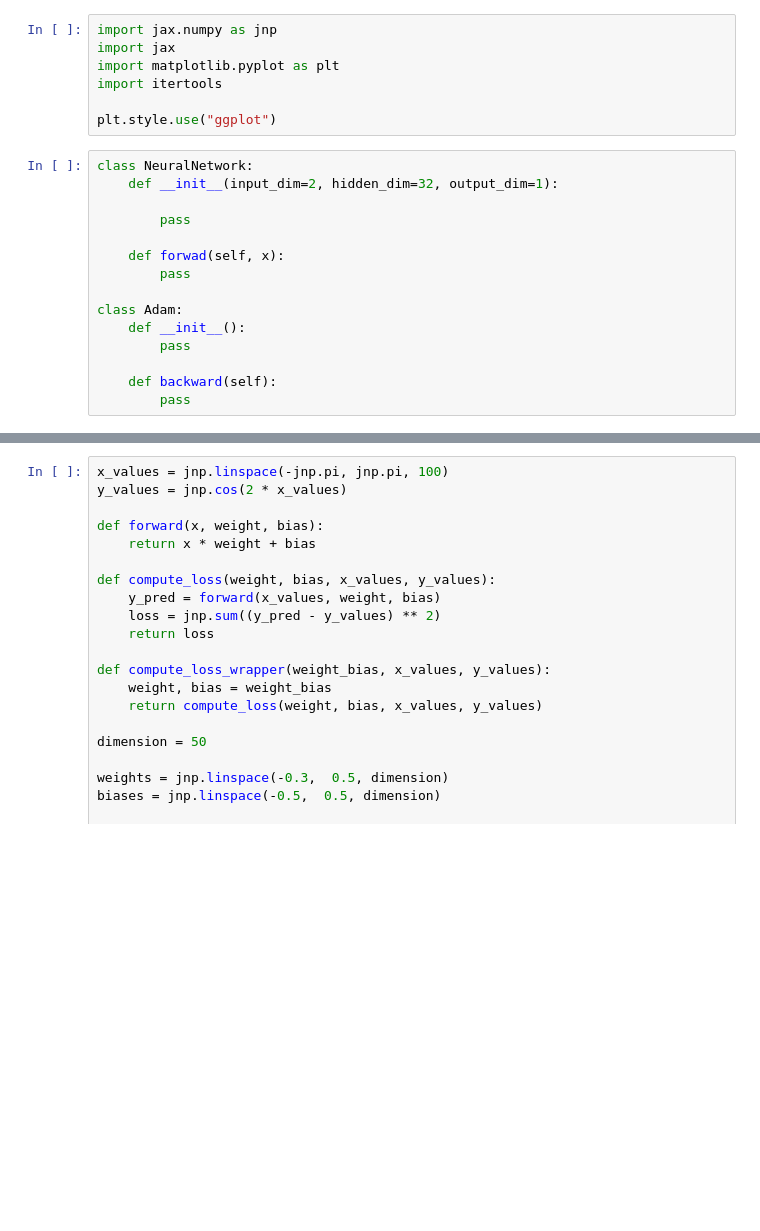
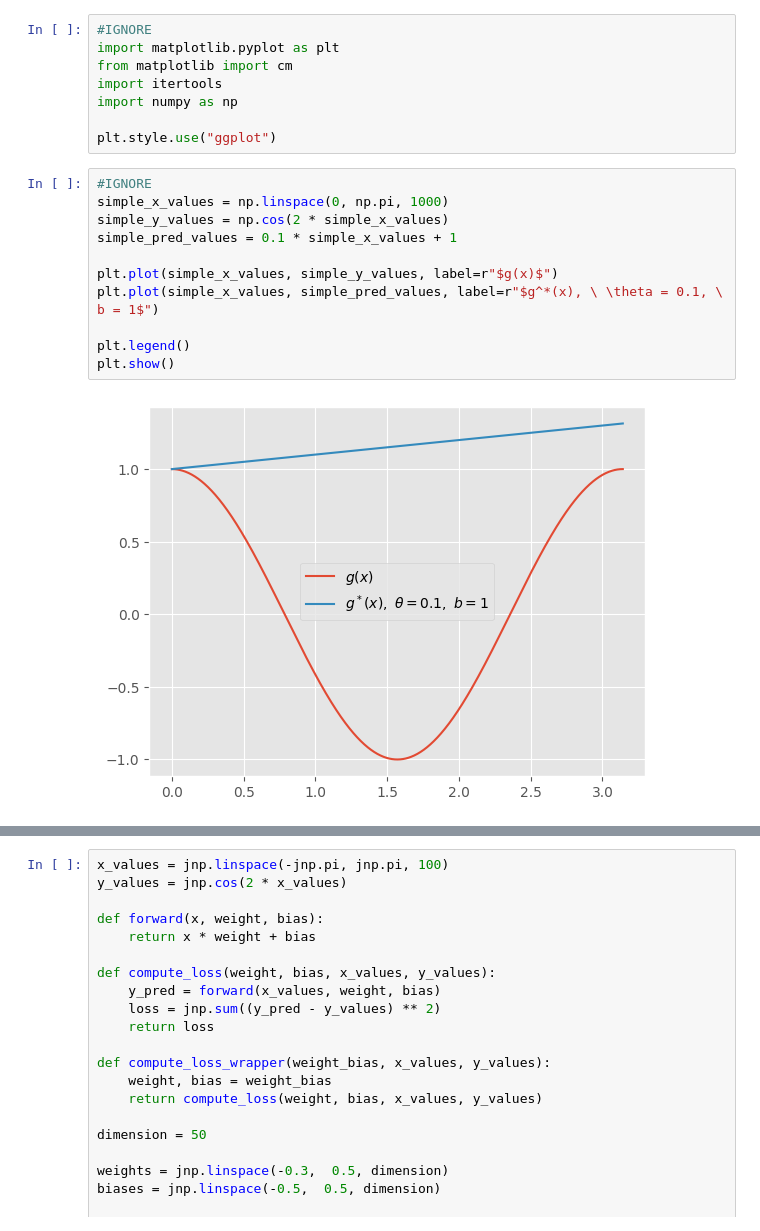
Before and after one commit to jackbmontgomery/jackbmontgomery.com, a Jupyter notebook: notebooks/neural-network-jax.ipynb, the cells around one changed output, grey strips where cells are left out. Drawn from its saved outputs; the diff is of its cells as text; blank space fills up the shorter version.

```diff
--- a/notebooks/neural-network-jax.ipynb
+++ b/notebooks/neural-network-jax.ipynb
@@ -9,22 +31,21 @@ $$
 # %%
-import jax.numpy as jnp
-import jax
+#IGNORE
 import matplotlib.pyplot as plt
+from matplotlib import cm
 import itertools
+import numpy as np
 
 plt.style.use("ggplot")
-# %%
-class NeuralNetwork:
-    def __init__(input_dim=2, hidden_dim=32, output_dim=1):
-
-        pass
-
-    def forwad(self, x):
-        pass
-
-class Adam:
-    def __init__():
-        pass
-
-    def backward(self):
-        pass
+# %%
+#IGNORE
+simple_x_values = np.linspace(0, np.pi, 1000)
+simple_y_values = np.cos(2 * simple_x_values)
+simple_pred_values = 0.1 * simple_x_values + 1
+
+plt.plot(simple_x_values, simple_y_values, label=r"$g(x)$")
+plt.plot(simple_x_values, simple_pred_values, label=r"$g^*(x), \ \theta = 0.1, \ b = 1$")
+
+plt.legend()
+plt.show()
+# %% [output]
+[figure, added]
```
Also changed, not shown: parts of 4 cells of this notebook, 21 other files.
